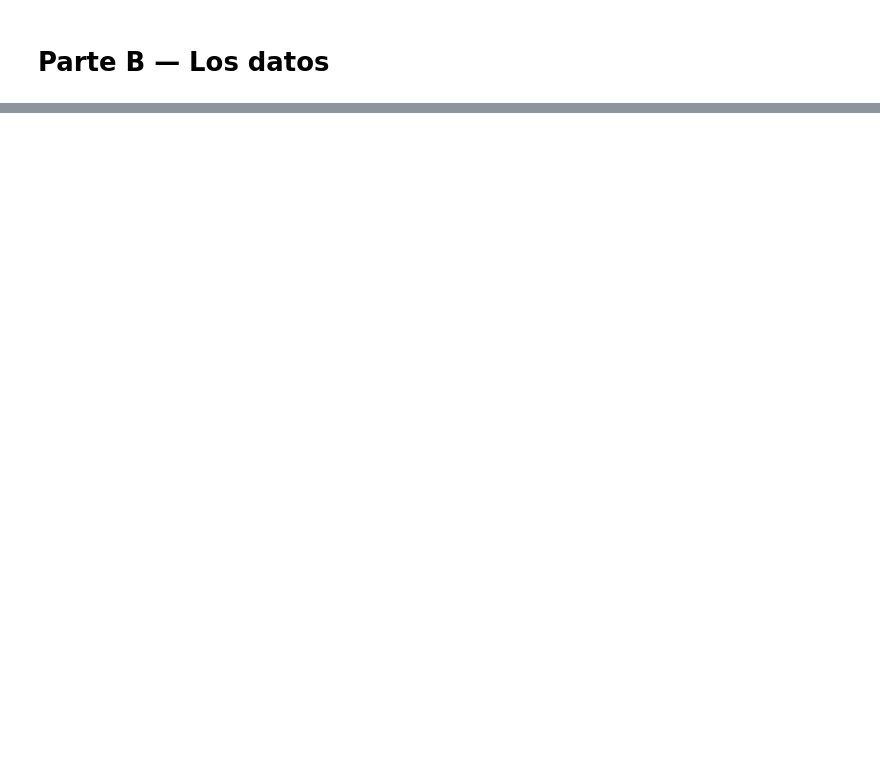
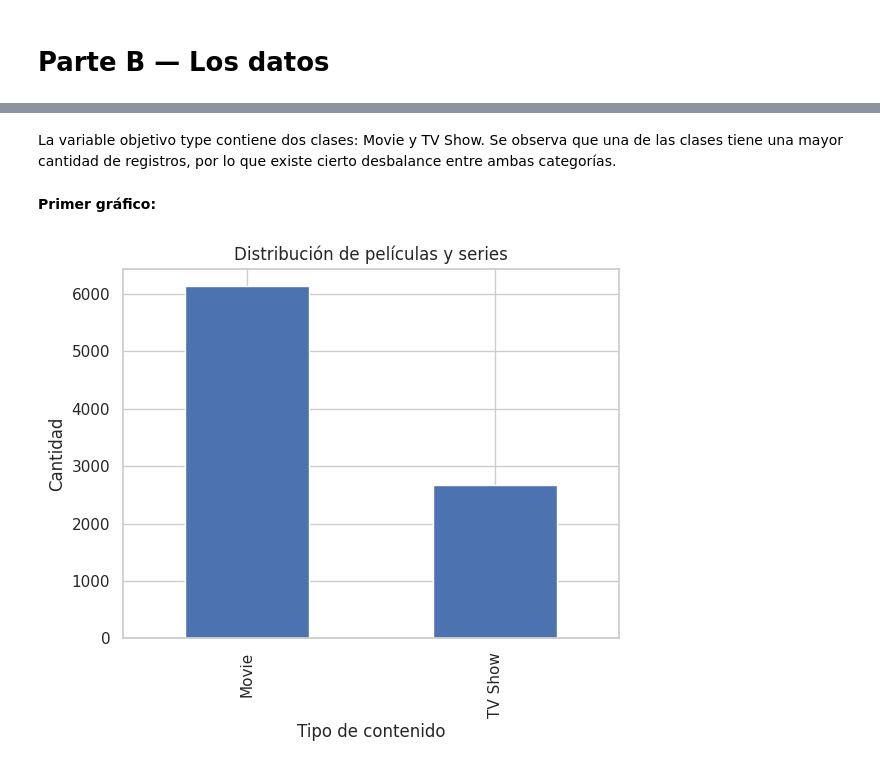
Before and after one commit to whoiswasd/mineria, a Jupyter notebook: Evaluacion_Lopez_Pohla.ipynb, the cells around one changed output, grey strips where cells are left out. Cells and saved outputs as stored; diff of their text form; code cells hidden in the pictures; blank space fills up the shorter version.

```diff
--- a/Evaluacion_Lopez_Pohla.ipynb
+++ b/Evaluacion_Lopez_Pohla.ipynb
@@ -22,0 +17,9 @@ tipo y por qué es importante para tu objetivo
+# %%
+import pandas as pd
+import numpy as np
+import matplotlib.pyplot as plt
+import seaborn as sns
+pd.set_option("display.max_columns", 50)
+pd.set_option("display.float_format", lambda x: f"{x:,.2f}")
+sns.set_theme(style="whitegrid")
+print("Librerias cargadas correctamente")
@@ -22,0 +30,5 @@ tipo y por qué es importante para tu objetivo
+# %%
+from google.colab import files
+archivos_subidos = files.upload()
+nombre_csv = next(iter(archivos_subidos))
+print("Archivo seleccionado:", nombre_csv)
@@ -22,0 +53,4 @@ tipo y por qué es importante para tu objetivo
+# %%
+import pandas as pd
+df = pd.read_csv(nombre_csv)
+print("DataFrame 'df' recargado exitosamente.")
@@ -22,0 +262,15 @@ tipo y por qué es importante para tu objetivo
+# %% [markdown]
+La variable objetivo type contiene dos clases: Movie y TV Show. Se observa que una de las clases tiene una mayor cantidad de registros, por lo que existe cierto desbalance entre ambas categorías.
+# %% [markdown]
+**Primer gráfico:**
+# %%
+import matplotlib.pyplot as plt
+
+df["type"].value_counts().plot(kind="bar")
+
+plt.title("Distribución de películas y series")
+plt.xlabel("Tipo de contenido")
+plt.ylabel("Cantidad")
+plt.show()
+# %% [output]
+[figure, added]
```
Also changed, not shown: parts of 119 cells of this notebook.
